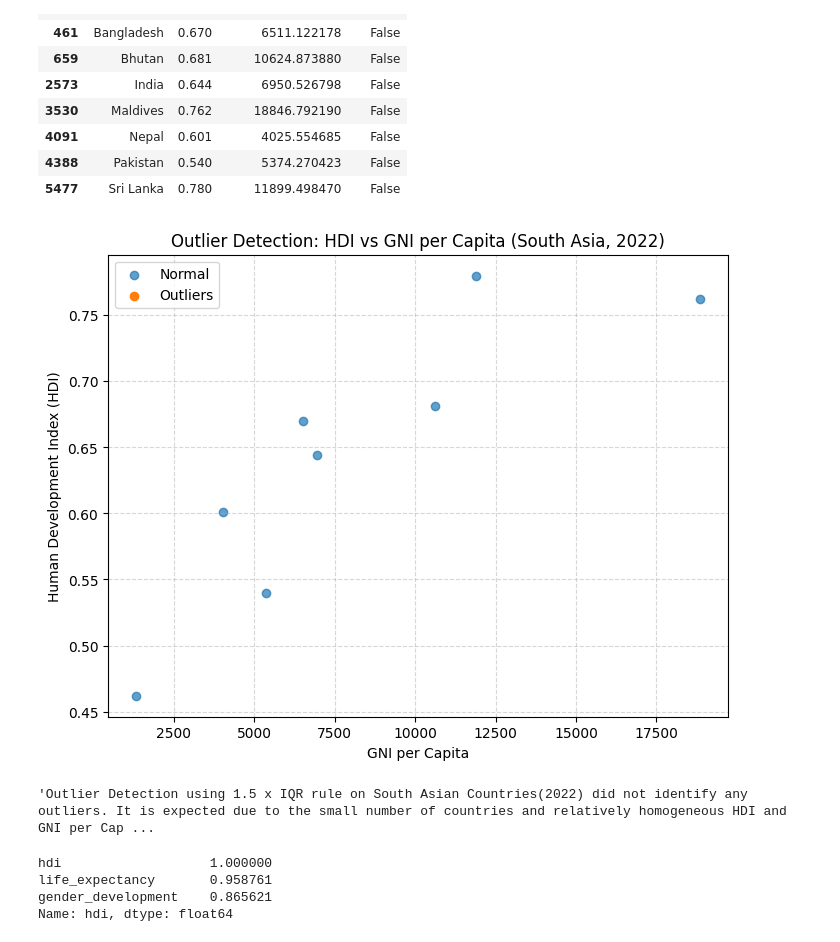
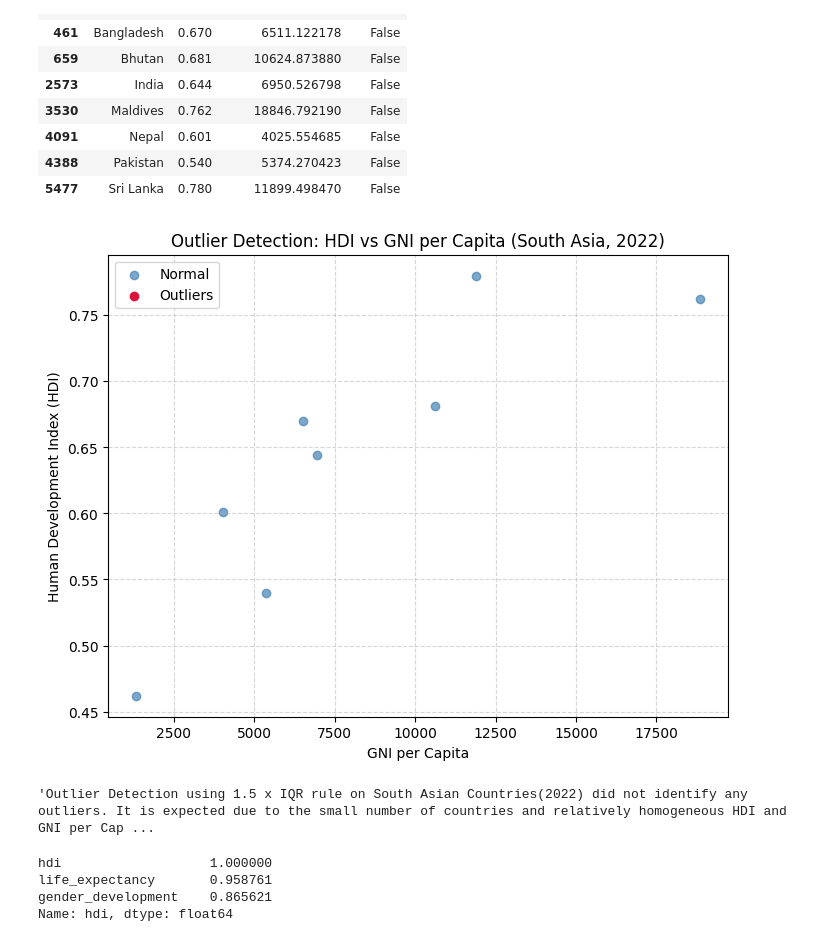
Before and after one commit to Rohit0562-hub/2513246_RohitJoshi, a Jupyter notebook: 2513246_RohitJoshi.ipynb, the cells around one changed output. Cells and saved outputs as stored; diff of their text form; code cells hidden in the pictures.

```diff
--- a/2513246_RohitJoshi.ipynb
+++ b/2513246_RohitJoshi.ipynb
@@ -655,30 +655,32 @@ south_asia_da_2022[['country', 'hdi', 'gross_inc_percap', 'outlier']]
 # %%
 plt.figure(figsize=(8,6))
 
 plt.scatter(
     south_asia_da_2022[~south_asia_da_2022['outlier']]['gross_inc_percap'],
     south_asia_da_2022[~south_asia_da_2022['outlier']]['hdi'],
     label='Normal',
+    color='steelblue',
     alpha=0.7
 )
 
 plt.scatter(
     south_asia_da_2022[south_asia_da_2022['outlier']]['gross_inc_percap'],
     south_asia_da_2022[south_asia_da_2022['outlier']]['hdi'],
     label='Outliers',
+    color='crimson',
     marker='o'
 )
 
 plt.xlabel('GNI per Capita')
 plt.ylabel('Human Development Index (HDI)')
 plt.title('Outlier Detection: HDI vs GNI per Capita (South Asia, 2022)')
 plt.legend()
 plt.grid(True, linestyle='--', alpha=0.5)
 plt.show()
 
 "Outlier Detection using 1.5 x IQR rule on South Asian Countries(2022) did not identify any outliers. It is expected due to the small number of countries and relatively homogeneous HDI and GNI per Capita values in this region."
 # %% [output]
-[figure, old version]
+[figure, new version]
 'Outlier Detection using 1.5 x IQR rule on South Asian Countries(2022) did not identify any outliers. It is expected due to the small number of countries and relatively homogeneous HDI and GNI per Cap ...
 # %%
 #4 Exploring Metric Relationships:
```
Also changed, not shown: parts of 2 cells of this notebook.
